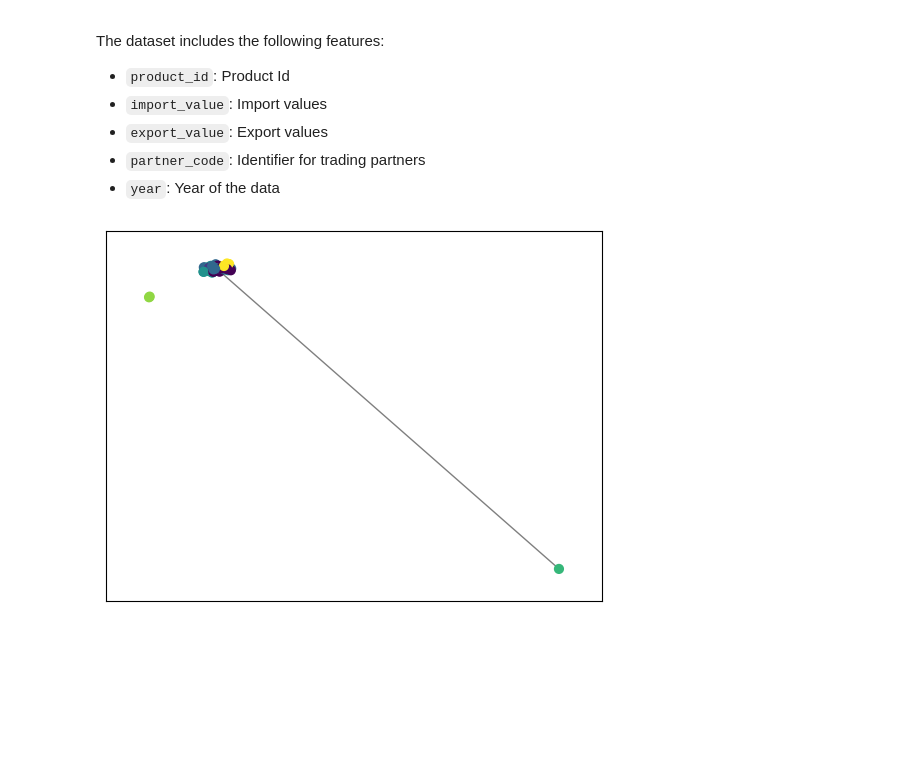
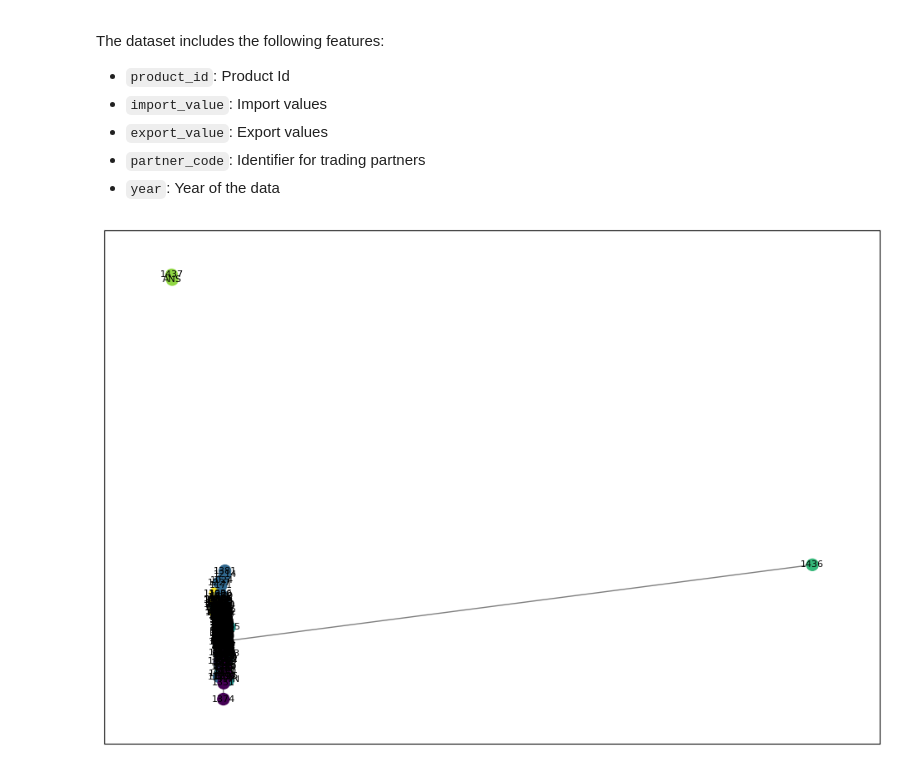
Before and after one commit to LNshuti/eactrade, a Jupyter notebook: ec_trade_networks.ipynb, the cells around one changed output. Saved outputs shown, nothing was run; the diff lists cells and outputs as text; code cells hidden in the pictures; blank space fills up the shorter version.

```diff
--- a/ec_trade_networks.ipynb
+++ b/ec_trade_networks.ipynb
@@ -390,11 +390,23 @@ G_undirected = G.to_undirected()
 # Apply the Louvain algorithm
 partition = community_louvain.best_partition(G_undirected)
 # %%
+# Set the figure size for a larger plot
+plt.figure(figsize=(12, 8))  # Adjust the size as needed
+
 # Draw the graph with communities
 pos = nx.spring_layout(G_undirected)
 cmap = plt.get_cmap('viridis', max(partition.values()) + 1)
-nx.draw_networkx_nodes(G_undirected, pos, partition.keys(), node_size=40, cmap=cmap, node_color=list(partition.values()))
+
+# Draw nodes with the community colors
+nx.draw_networkx_nodes(G_undirected, pos, node_size=100, cmap=cmap, node_color=list(partition.values()))  # Increased node_size for better visibility
+
+# Draw edges
 nx.draw_networkx_edges(G_undirected, pos, alpha=0.5)
+
+# Draw node labels
+nx.draw_networkx_labels(G_undirected, pos, font_size=8, font_color='black')  # Adjust font_size as needed
+
+# Display the plot
 plt.show()
 # %% [output]
-[figure, old version]
+[figure, new version]
```
Also changed, not shown: parts of 1 cell of this notebook.
